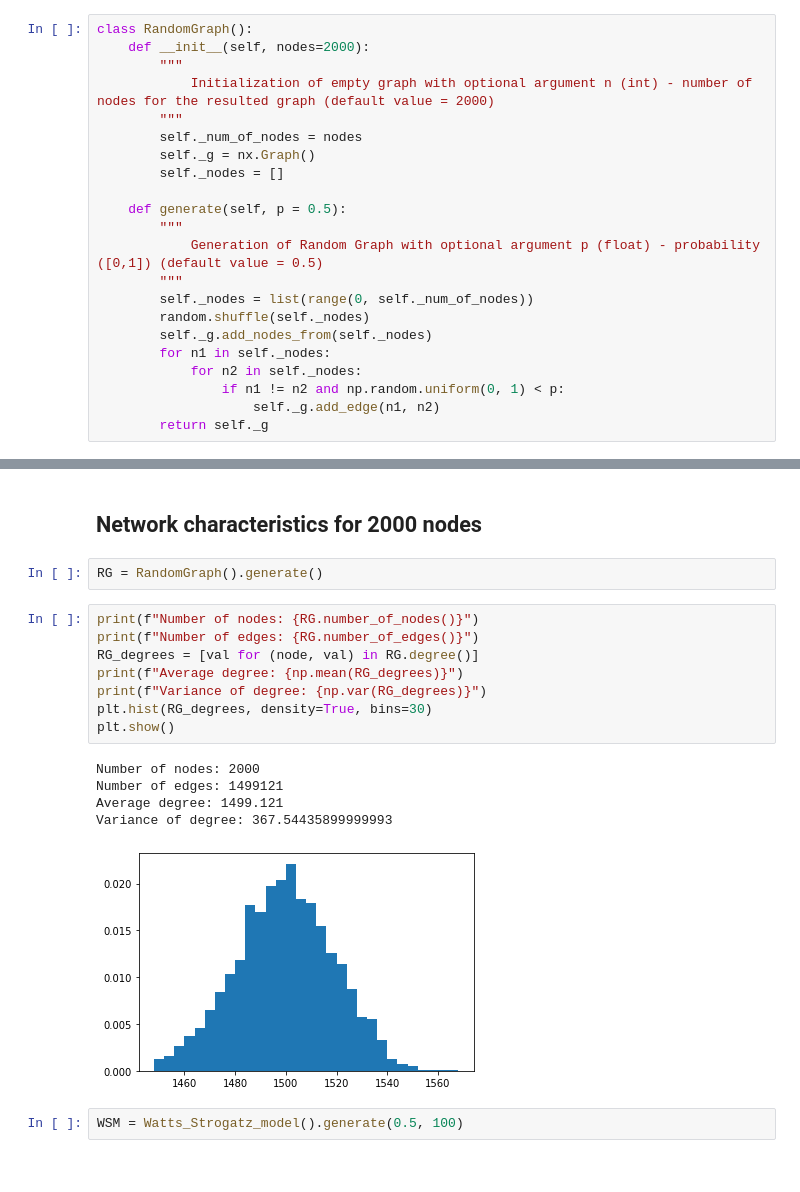
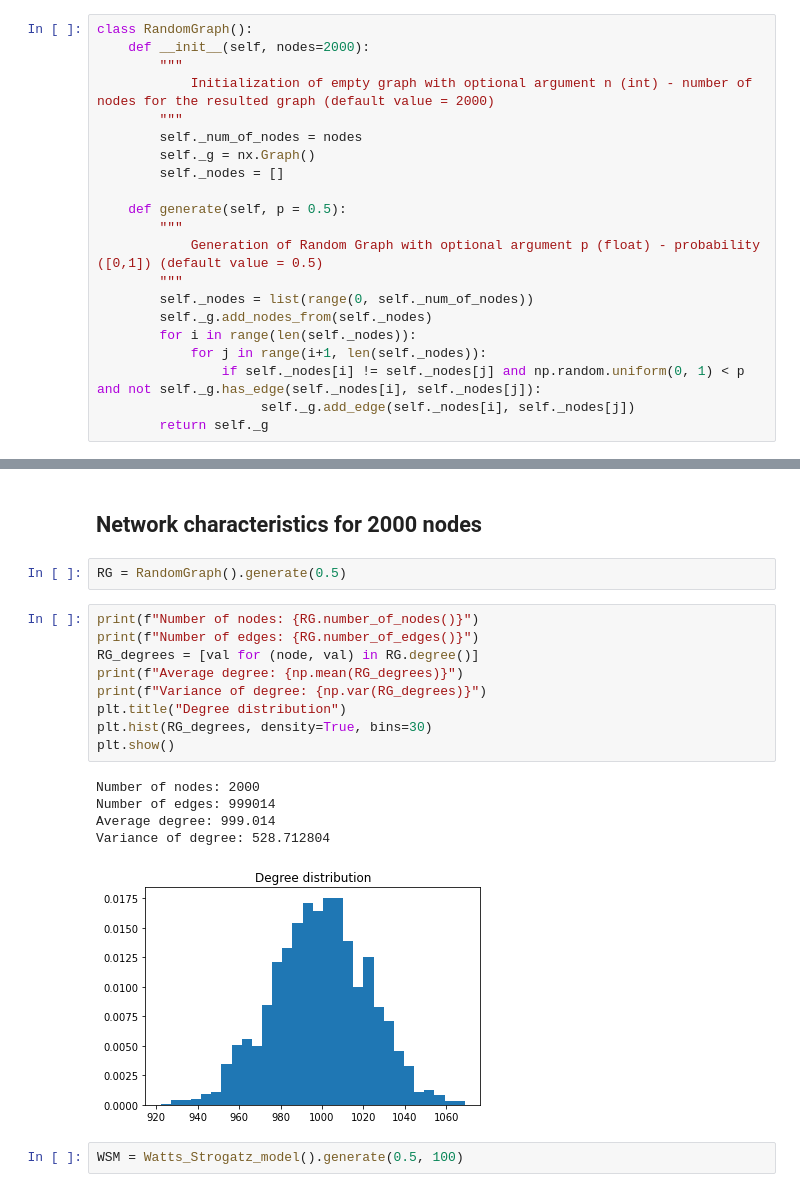
Before and after one commit to KasiaMacioszek/diffusion_processes, a Jupyter notebook: Assignment3/Assignment3.ipynb, the cells around one changed output, grey strips where cells are left out. Cells and saved outputs as stored; diff of their text form.

Commit message:
fix Random Graph and add plot labels

```diff
--- a/Assignment3/Assignment3.ipynb
+++ b/Assignment3/Assignment3.ipynb
@@ -27,12 +27,11 @@ class RandomGraph():
             Generation of Random Graph with optional argument p (float) - probability ([0,1]) (default value = 0.5)
         """
         self._nodes = list(range(0, self._num_of_nodes))
-        random.shuffle(self._nodes)
         self._g.add_nodes_from(self._nodes)
-        for n1 in self._nodes:
-            for n2 in self._nodes:
-                if n1 != n2 and np.random.uniform(0, 1) < p:
-                    self._g.add_edge(n1, n2)
+        for i in range(len(self._nodes)):
+            for j in range(i+1, len(self._nodes)):
+                if self._nodes[i] != self._nodes[j] and np.random.uniform(0, 1) < p and not self._g.has_edge(self._nodes[i], self._nodes[j]):
+                     self._g.add_edge(self._nodes[i], self._nodes[j])
         return self._g
 # %%
 class Watts_Strogatz_model():
@@ -154,21 +153,22 @@ nx.draw(BAM_2)
 # %% [markdown]
 ## Network characteristics for 2000 nodes
 # %%
-RG = RandomGraph().generate()
+RG = RandomGraph().generate(0.5)
 # %%
 print(f"Number of nodes: {RG.number_of_nodes()}")
 print(f"Number of edges: {RG.number_of_edges()}")
 RG_degrees = [val for (node, val) in RG.degree()]
 print(f"Average degree: {np.mean(RG_degrees)}")
 print(f"Variance of degree: {np.var(RG_degrees)}")
+plt.title("Degree distribution")
 plt.hist(RG_degrees, density=True, bins=30)
 plt.show()
 # %% [output]
 Number of nodes: 2000
-Number of edges: 1499121
-Average degree: 1499.121
-Variance of degree: 367.54435899999993
+Number of edges: 999014
+Average degree: 999.014
+Variance of degree: 528.712804
-[figure, old version]
+[figure, new version]
 # %%
 WSM = Watts_Strogatz_model().generate(0.5, 100)
 # %%
```
Also changed, not shown: parts of 14 cells of this notebook, 1 other file.
